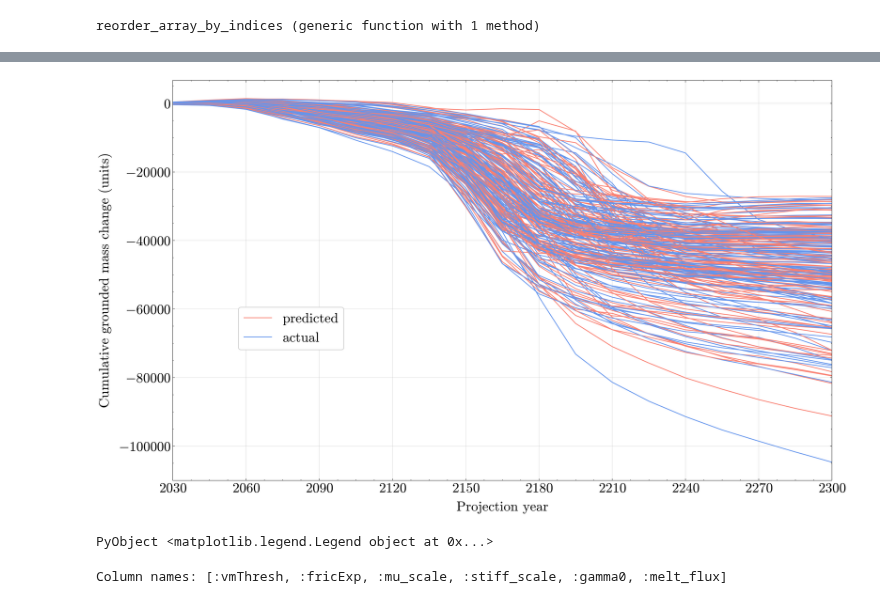
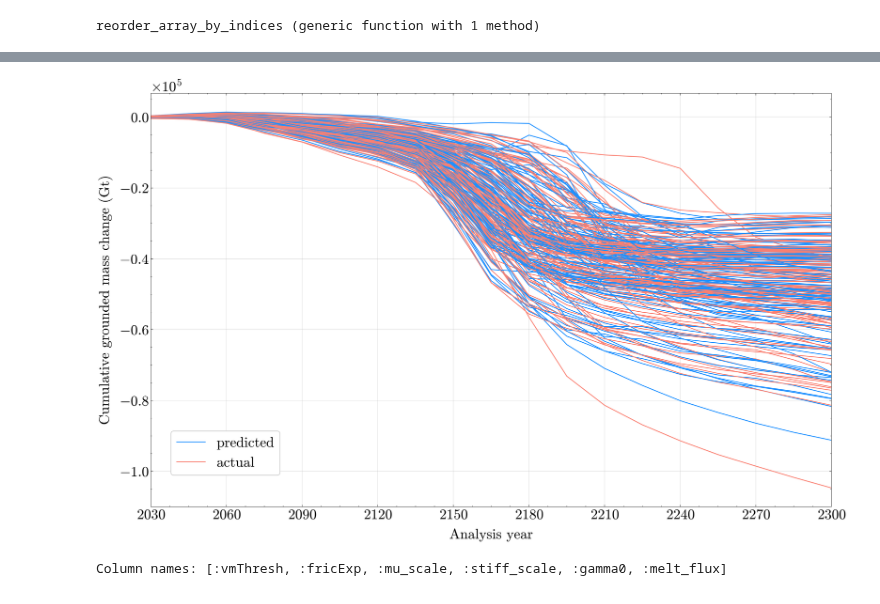
Before and after one commit to zlzerbe/Amery_Future_Learning_Study, a Jupyter notebook: Computational_Notebooks/GVC_Emulator_Validation_And_Training.ipynb, the cells around one changed output, grey strips where cells are left out. Drawn from its saved outputs; the diff is of its cells as text; code cells hidden in the pictures.

Commit message:
Changed diagnostic plot

```diff
--- a/Computational_Notebooks/GVC_Emulator_Validation_And_Training.ipynb
+++ b/Computational_Notebooks/GVC_Emulator_Validation_And_Training.ipynb
@@ -222,8 +219,7 @@ end
 # %% [output]
 reorder_array_by_indices (generic function with 1 method)
 # %%
-# Function to loop over all representative years (2030:15:2300), perform cross validation, and plot the results
-
+# Function to loop over all representative years (2030:15:2300), perform cross validation for a scalar GP Emulator for each year
 function gp_residual_eval(observable,scaled_inputs, column_indices)
 
     scaled_data = observable[1]
@@ -252,7 +248,6 @@ function gp_residual_eval(observable,scaled_inputs, column_indices)
             pred_std_test = reorder_array_by_indices(pred_std_test, test_indices)
 
             # Calculate confidence intervals
-            confidence = quantile(Normal(), (1+0.95)/2)  # 95% confidence interval
             pred_lower_test = pred_mean_test - confidence * pred_std_test
             pred_upper_test = pred_mean_test + confidence * pred_std_test
 
@@ -279,11 +274,7 @@ function gp_residual_eval(observable,scaled_inputs, column_indices)
             all_pred_lower[idx,:]       = pred_lower_test_unscale
             all_pred_upper[idx,:]       = pred_upper_test_unscale
 
-
-
         end
-
-
 
     return all_mean_predictions, all_mean_truth, all_residuals, all_pred_lower, all_pred_upper
 
@@ -293,6 +284,6 @@ gp_residual_eval (generic function with 2 methods)
 # %%
-# X = Matrix(design_scaled)'
-
+#Transpose the input matrix
+X = Matrix(design_scaled)'
 # Unscale the parameters for pairwise residual plots
 vmThresh_test = StatsBase.reconstruct(scaler_vmThresh,X[1,:])
 fricExp_test = StatsBase.reconstruct(scaler_fricExp,X[2,:])
@@ -300,13 +291,12 @@ mu_scale_test = StatsBase.reconstruct(scaler_mu_scale,X[3,:])
 stiff_scale_test = StatsBase.reconstruct(scaler_stiff_scale,X[4,:])
 gamma0_test = StatsBase.reconstruct(scaler_gamma0,X[5,:])
 melt_flux_test = StatsBase.reconstruct(scaler_melt_flux,X[6,:])
-
 input_params = [vmThresh_test, fricExp_test, mu_scale_test, stiff_scale_test, gamma0_test, melt_flux_test ]
 
 #Define plot saveout location
 pdf_pages = PdfPages("../Plots/Scalar_Emulator_Diagnostic_Plots/all_years_emulator_validation_plots.pdf")
 
-#Call the above validating and plotting function on the GVC data
+# Call the validation function on the scaled data, save the outputs into variables for plotting
 mean_predictions, mean_truths, residuals, lowers, uppers = gp_residual_eval(vol_data, X, vol_idx)
 # %% [output]
 Current year : y_vol_2030
@@ -348,0 +326,12 @@ Current year : y_vol_2045
+# %%
+# List of analysis years
+analysis_years = collect(range(2030,step=15,length=19))
+
+try
+    for i in 1:19
+        diagnostics_plots(mean_predictions[i,:], mean_truths[i,:], residuals[i,:], lowers[i,:], uppers[i,:], input_params, analysis_years[i], pdf_pages, confidence)
+
+    end
+finally
+    pdf_pages.close()
+end
@@ -349,29 +370,32 @@ Current year : y_vol_2045
 # %%
 # PREDICTED VS ACTUAL PLOT FROM CROSS VALIDATION
 fig, ax = PyPlot.subplots(nrows=1, ncols=1, figsize=(18, 11), dpi=300)
-cal_years = collect(range(2030,step=15,length=19))
+# Transpose the matrices to get their time series representations
 ts_mean_prediction = mean_predictions'
 ts_mean_truth = mean_truths'
 for i in 1:119
-    ax.plot(cal_years, ts_mean_prediction[i,:], color = "salmon", label = "predicted" ,lw=1.25)
-    ax.plot(cal_years, ts_mean_truth[i,:], color = "cornflowerblue", label = "actual" , lw=1.25)
+    ax.plot(analysis_years, ts_mean_prediction[i,:], color = "dodgerblue", label = "predicted" ,lw=1.25)
+    ax.plot(analysis_years, ts_mean_truth[i,:], color = "salmon", label = "actual" , lw=1.25)
 end
 
-ax.set_xlabel("Projection year", fontsize= FONTSIZE, labelpad=10)
-ax.set_ylabel("Cumulative grounded mass change (units)", fontsize= FONTSIZE, labelpad=10)
+ax.set_xlabel("Analysis year", fontsize= FONTSIZE, labelpad=10)
+ax.set_ylabel("Cumulative grounded mass change (Gt)", fontsize= FONTSIZE, labelpad=10)
 ax.tick_params(axis="both", which="major", labelsize=FONTSIZE)
 ax.set_xlim(2030,2300)
 # ax.set_ylim(ylim_dict[chosen_year])
 ax.set_xticks(collect(range(2030, step=30, length=10)))
 # ax.set_yticks(yticks_dict[chosen_year])
+ax.ticklabel_format(axis="y", style="sci", scilimits=(-3,3), useMathText=true)
+ax.yaxis.offsetText.set_fontsize(FONTSIZE)
 ax.grid(true, alpha=0.5, zorder=1)
 handles, labels = ax.get_legend_handles_labels()
 n = length(handles)
 desired_indices = [1,130]
 sorted_handles = [handles[i] for i in desired_indices]
 sorted_labels = [labels[i] for i in desired_indices]
 ax.legend(sorted_handles, sorted_labels, ncol=1, fontsize=FONTSIZE,
-   bbox_to_anchor=(0.27, 0.45), frameon="True", framealpha=1)
+   bbox_to_anchor=(0.2, 0.2), frameon="True", framealpha=1)
+
+PyPlot.savefig("../Plots/Scalar_Emulator_Diagnostic_Plots/crs_val_predicted_vs_actual.pdf",bbox_inches="tight",dpi=300)
 # %% [output]
-[figure, old version]
+[figure, new version]
-PyObject <matplotlib.legend.Legend object at 0x...>
```
Also changed, not shown: parts of 9 cells of this notebook, 6 other files.
